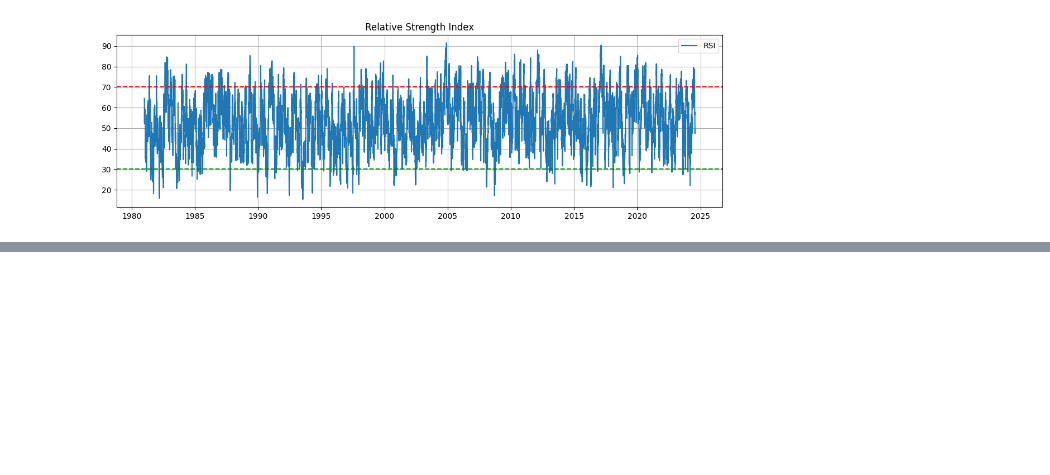
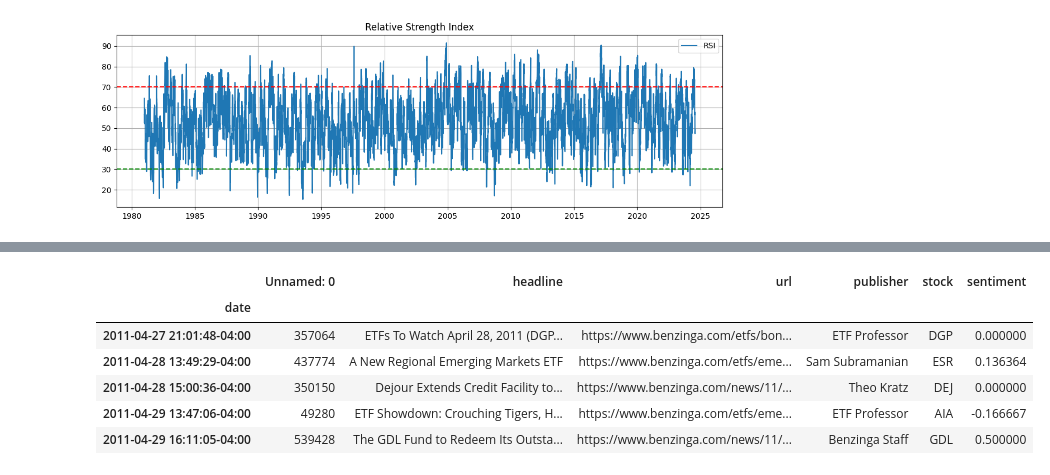
Before and after one commit to anteneh24/nova-financial-analysis, a Jupyter notebook: notebooks/task.ipynb, the cells around one changed output, grey strips where cells are left out. Cells and saved outputs as stored; diff of their text form; code cells hidden in the pictures; blank space fills up the shorter version.

```diff
--- a/notebooks/task.ipynb
+++ b/notebooks/task.ipynb
@@ -87,0 +87,2 @@ plt.show()
+# %%
+df_news = pd.read_csv('data_analyst/raw_analyst_ratings.csv')
@@ -87,0 +98,4 @@ plt.show()
+# %%
+df_news['date'] = pd.to_datetime(df_news['date'], errors='coerce')  # invalid dates become NaT
+df_news = df_news.sort_values('date')
+df_news.set_index('date', inplace=True)
@@ -87,0 +112,4 @@ plt.show()
+# %%
+from textblob import TextBlob
+def get_sentiment(text):
+    return TextBlob(text).sentiment.polarity  # range: -1 (neg) to 1 (pos)
@@ -87,0 +118,10 @@ plt.show()
+# %%
+df_news.head()
+# %% [output]
+|  | Unnamed: 0 | headline | url | publisher | stock | sentiment |
+| date |  |  |  |  |  |  |
+| 2011-04-27 21:01:48-04:00 | 357064 | ETFs To Watch April 28, 2011 (DGP... | https://www.benzinga.com/etfs/bon... | ETF Professor | DGP | 0.000000 |
+| 2011-04-28 13:49:29-04:00 | 437774 | A New Regional Emerging Markets ETF | https://www.benzinga.com/etfs/eme... | Sam Subramanian | ESR | 0.136364 |
+| 2011-04-28 15:00:36-04:00 | 350150 | Dejour Extends Credit Facility to... | https://www.benzinga.com/news/11/... | Theo Kratz | DEJ | 0.000000 |
+| 2011-04-29 13:47:06-04:00 | 49280 | ETF Showdown: Crouching Tigers, H... | https://www.benzinga.com/etfs/eme... | ETF Professor | AIA | -0.166667 |
+| 2011-04-29 16:11:05-04:00 | 539428 | The GDL Fund to Redeem Its Outsta... | https://www.benzinga.com/news/11/... | Benzinga Staff | GDL | 0.500000 |
```
Also changed, not shown: parts of 12 cells of this notebook.
